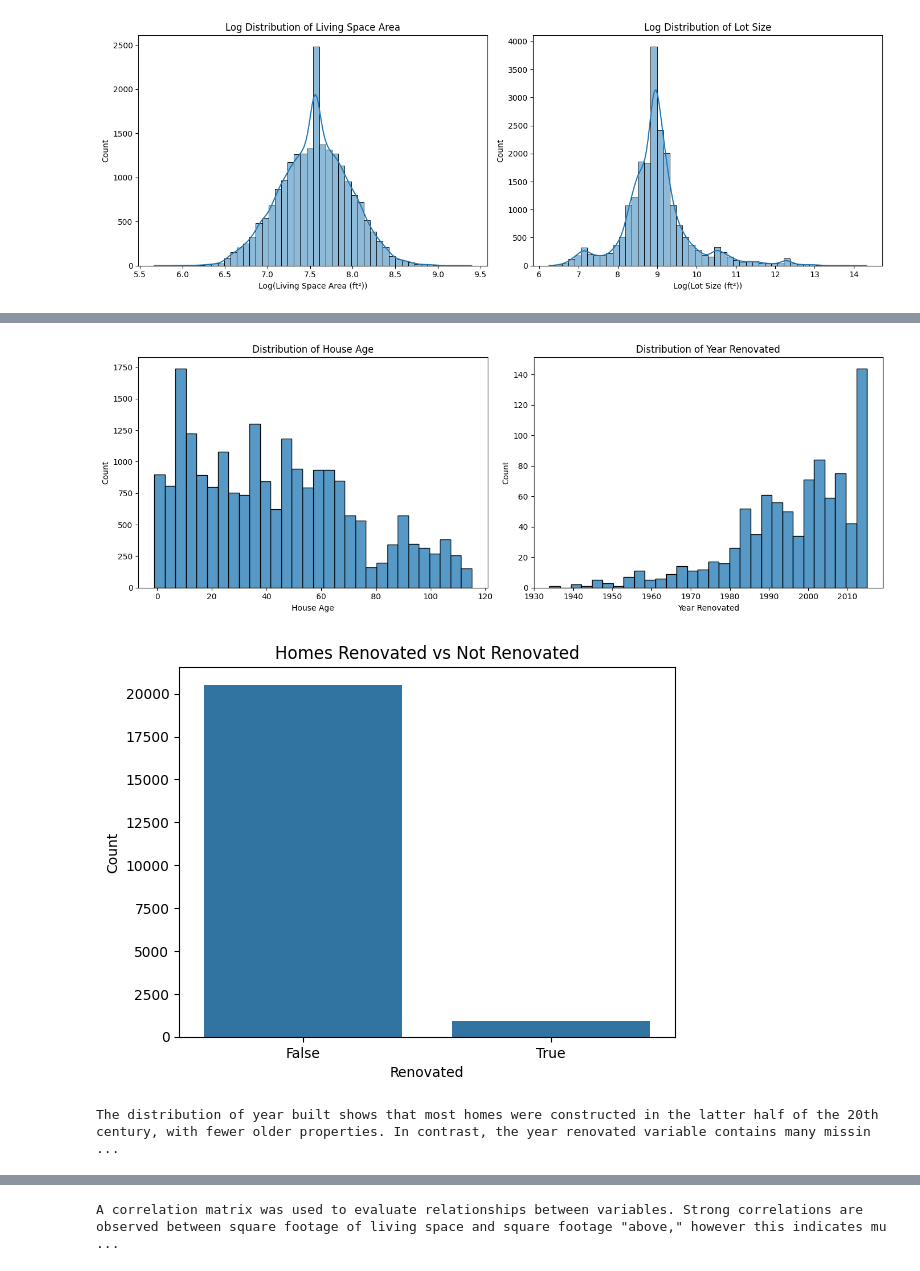
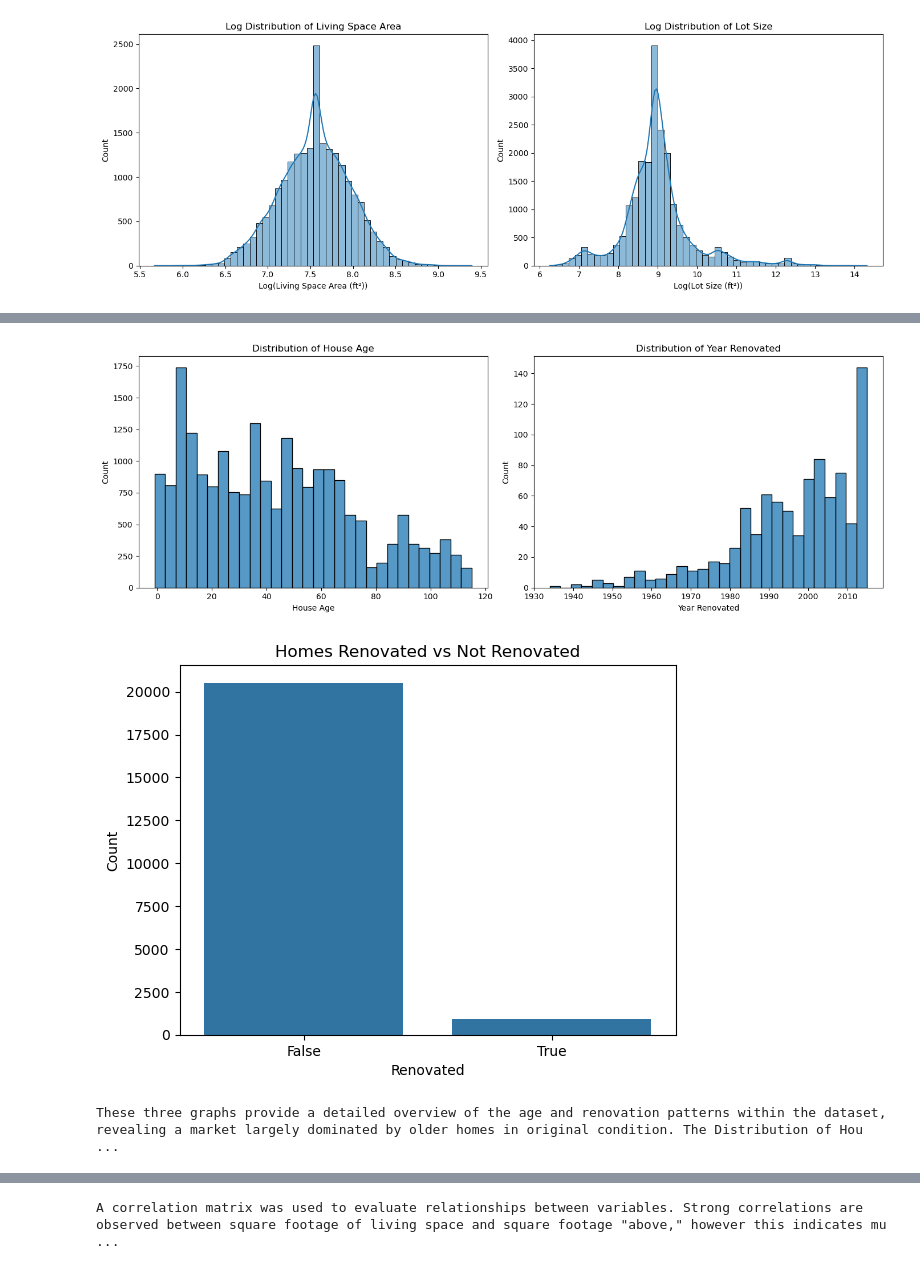
Before and after one commit to mhettick-sd/ADS500B-Final_Project, a Jupyter notebook: notebooks/analysis_FinalAnalysis.ipynb, the cells around one changed output, grey strips where cells are left out. Drawn from its saved outputs; the diff is of its cells as text; code cells hidden in the pictures.

```diff
--- a/notebooks/analysis_FinalAnalysis.ipynb
+++ b/notebooks/analysis_FinalAnalysis.ipynb
@@ -360,36 +376,42 @@ fig, axes = plt.subplots(1, 2, figsize=(14,5))
 
 # Year Built
 sns.histplot(df_unique['house_age'], bins=30, kde=False, ax=axes[0])
 axes[0].set_title("Distribution of House Age")
 axes[0].set_xlabel("House Age")
 axes[0].set_ylabel("Count")
 
 # Year Renovated (excluding zeros)
 sns.histplot(df_unique[df_unique['yr_renovated'] > 0]['yr_renovated'], bins=30, kde=False, ax=axes[1])
 axes[1].set_title("Distribution of Year Renovated")
 axes[1].set_xlabel("Year Renovated")
 axes[1].set_ylabel("Count")
 
 plt.tight_layout()
 plt.show()
 
 df_unique['renovated'] = df_unique['yr_renovated'] > 0
 
 sns.countplot(x='renovated', data=df_unique)
 plt.title("Homes Renovated vs Not Renovated")
 plt.xlabel("Renovated")
 plt.ylabel("Count")
 plt.show()
 
 display(HTML(f"""
 
 <h3>
-The distribution of year built shows that most homes were constructed in the latter half of the 20th century, with fewer older properties. In contrast, the year renovated variable contains many missing values (indicating no renovation), and among renovated homes, updates are concentrated in more recent years, suggesting that renovations are relatively infrequent but tend to occur in modern periods.
+These three graphs provide a detailed overview of the age and renovation patterns within the dataset, revealing a market largely dominated by older
+homes in original condition. The Distribution of House Age shows a multi modal pattern, with a major concentration of newer homes around 10 to 15 years
+old and smaller peaks near the 40, 50, and 70 year marks. This is likely reflecting different periods of housing development. Despite the presence of many
+older properties, the homes renovated versus not renovated chart shows an imbalance with the vast majority of homes over 20,000 never having
+been renovated and fewer than 2,5000 receiving updates. Among the homes that were renovated, the distribution of renovation years trends heavily toward
+recent decades, with most updates occurring after 1980 and peaking after 2010. Overall, this suggests that although the housing stock is aging, only a
+small modern subset of properties has undergone significant reinvestment or updating.
 """))
 # %% [output]
 [figure]
-[figure, old version]
+[figure, new version]
-The distribution of year built shows that most homes were constructed in the latter half of the 20th century, with fewer older properties. In contrast, the year renovated variable contains many missin ...
+These three graphs provide a detailed overview of the age and renovation patterns within the dataset, revealing a market largely dominated by older homes in original condition. The Distribution of Hou ...
 # %%
 # Create a correlation matrix to begin analyzing variable correlations
 corr = df_unique.corr(numeric_only=True)
```
Also changed, not shown: parts of 17 cells of this notebook, 1 other file.
